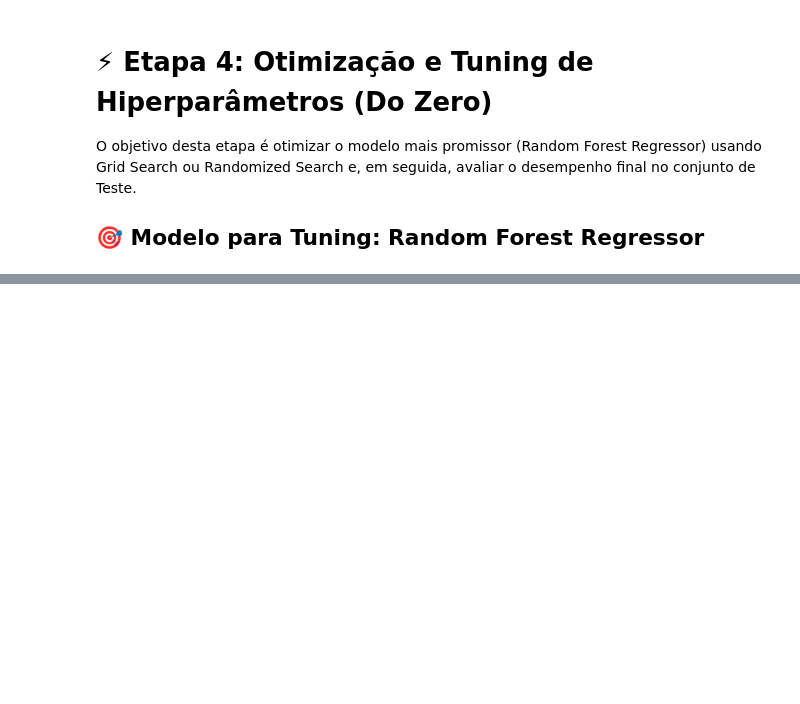
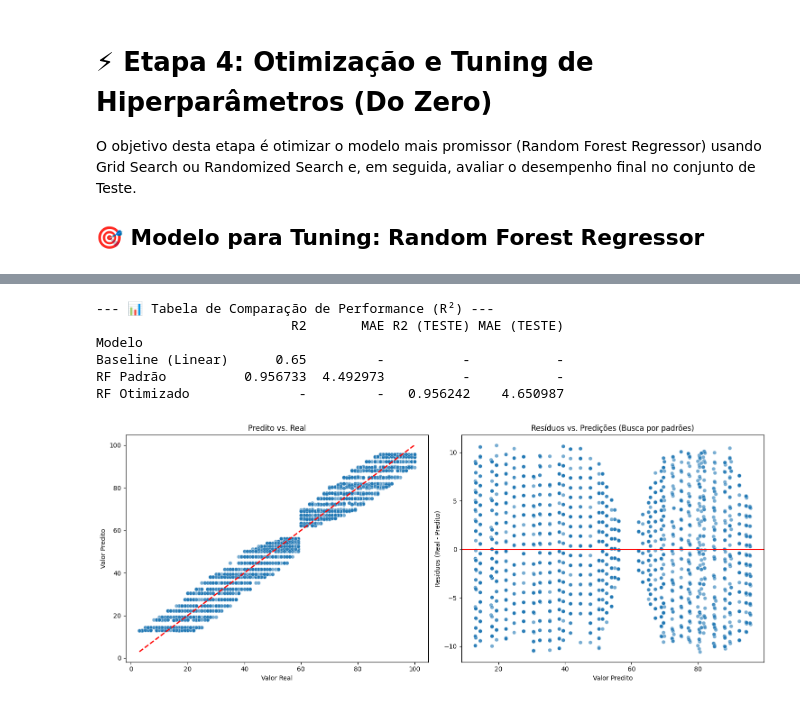
Before and after one commit to Guilima1044/Projeto-Machine-learning, a Jupyter notebook: notebooks/04_Otimizacao.ipynb, the cells around one changed output, grey strips where cells are left out. Cells and saved outputs as stored; diff of their text form; code cells hidden in the pictures; blank space fills up the shorter version.

Commit message:
feat: Completa Etapa 4 - Otimização e modelo final

```diff
--- a/notebooks/04_Otimizacao.ipynb
+++ b/notebooks/04_Otimizacao.ipynb
@@ -58,0 +72,19 @@ Dataset carregado com sucesso.
+# %%
+# --- Treinamento e Avaliação do Modelo Padrão (ANTES do Tuning) ---
+
+# 1. Modelo RF Padrão (Random Forest Regressor)
+model_candidate = RandomForestRegressor(random_state=RANDOM_STATE)
+model_candidate.fit(X_train, y_train)
+
+# 2. Avaliação na Validação (para o R² 'Antes')
+y_pred_val_before = model_candidate.predict(X_val)
+R2_BEFORE = r2_score(y_val, y_pred_val_before)
+MAE_BEFORE = mean_absolute_error(y_val, y_pred_val_before)
+
+print(f"R² do Random Forest Padrão (Validação): {R2_BEFORE:.4f}")
+print(f"MAE do Random Forest Padrão (Validação): {MAE_BEFORE:.4f}")
+print(f"Comparado ao Baseline (R²): {R2_BASELINE:.4f} (Se o R² é maior, o modelo é melhor!)")
+
+# Salva as métricas iniciais para a comparação no final (Item 9)
+metrics_before = pd.DataFrame([{'R2': R2_BEFORE, 'MAE': MAE_BEFORE, 'Modelo': 'RF Padrão'}])
+metrics_before.to_csv('results/metrics_before_tuning.csv', index=False)
@@ -58,0 +205,53 @@ Dataset carregado com sucesso.
+# %%
+# --- Comparação (Item 5) e Gráficos de Erros (Item 6) ---
+
+# 1. Carregamento dos resultados (para comparação)
+metrics_before = pd.read_csv('results/metrics_before_tuning.csv')
+metrics_final = pd.read_csv('results/metrics_test_final.csv')
+
+print("\n--- 📊 Tabela de Comparação de Performance (R²) ---")
+
+# Combina as métricas antes, depois e o baseline para exibição
+compare_df = pd.concat([
+    pd.DataFrame([{'Modelo': 'Baseline (Linear)', 'R2': R2_BASELINE, 'MAE': np.nan}]),
+    metrics_before[['Modelo', 'R2', 'MAE']],
+    metrics_final[['Modelo', 'R2', 'MAE']].rename(columns={'R2': 'R2 (TESTE)', 'MAE': 'MAE (TESTE)'})
+], ignore_index=True)
+
+# Remove NaN para exibição limpa
+compare_df = compare_df.fillna('-')
+print(compare_df.set_index('Modelo'))
+
+
+# 2. Análise de Erros: Gráficos (Obrigatório - Item 6)
+residuos = y_test - y_pred_final
+
+plt.figure(figsize=(15, 6))
+
+# Gráfico 1: Scatter Predito vs Real
+plt.subplot(1, 2, 1)
+sns.scatterplot(x=y_test, y=y_pred_final, alpha=0.6)
+plt.plot([y_test.min(), y_test.max()], [y_test.min(), y_test.max()],
+         '--r', linewidth=2) # Linha de referência y=x
+plt.title('Predito vs. Real')
+plt.xlabel('Valor Real')
+plt.ylabel('Valor Predito')
+
+# Gráfico 2: Resíduos vs Predições
+plt.subplot(1, 2, 2)
+sns.scatterplot(x=y_pred_final, y=residuos, alpha=0.6)
+plt.axhline(y=0, color='r', linestyle='-') # Linha de referência em y=0
+plt.title('Resíduos vs. Predições (Busca por padrões)')
+plt.xlabel('Valor Predito')
+plt.ylabel('Resíduos (Real - Predito)')
+
+plt.tight_layout()
+plt.show()
+# %% [output]
+--- 📊 Tabela de Comparação de Performance (R²) ---
+                         R2       MAE R2 (TESTE) MAE (TESTE)
+Modelo
+Baseline (Linear)      0.65         -          -           -
+RF Padrão          0.956733  4.492973          -           -
+RF Otimizado              -         -   0.956242    4.650987
+[figure, added]
```
Also changed, not shown: parts of 7 cells of this notebook.
